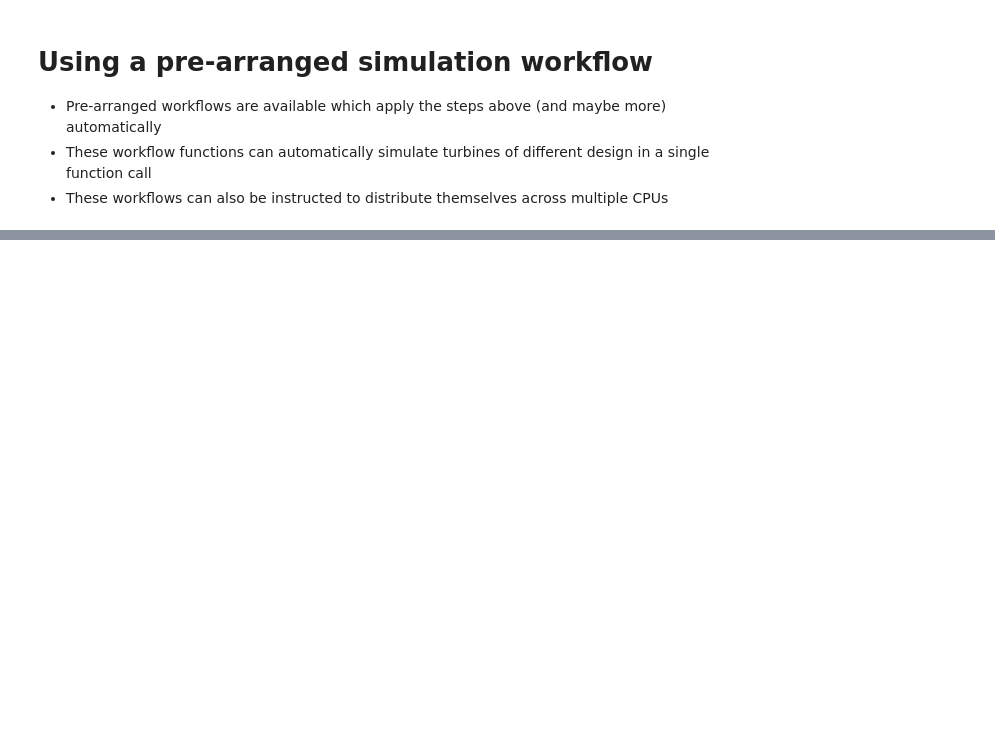
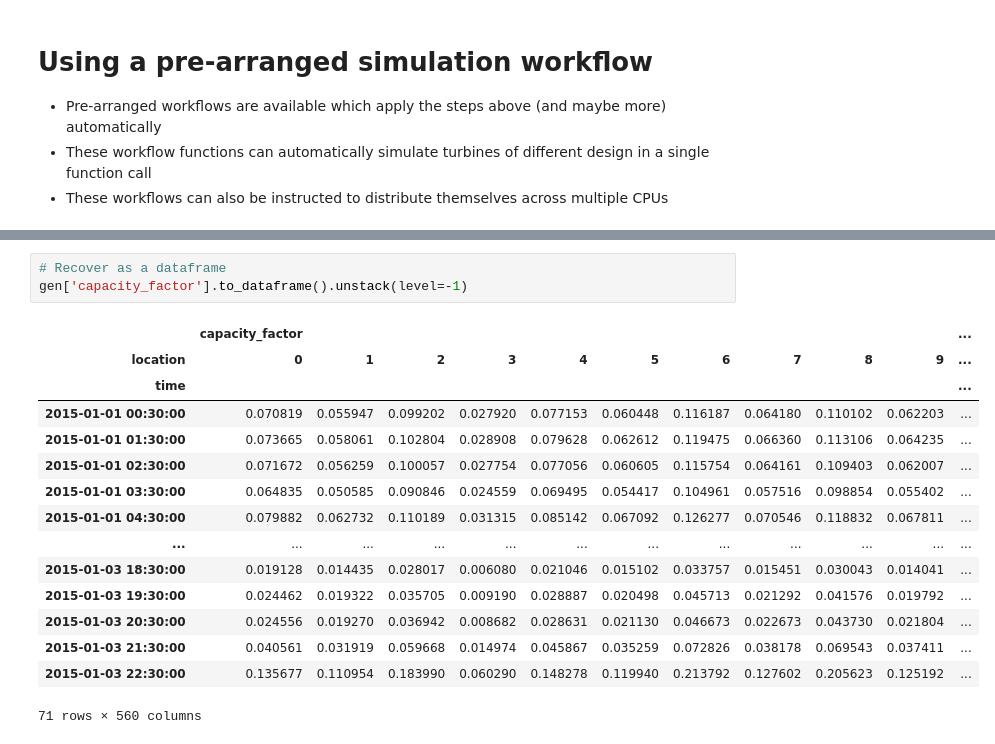
Before and after one commit to FZJ-IEK3-VSA/RESKit, a Jupyter notebook: examples/3.05c-WindPower-Automated_Turbine_Simulation_Workflow.ipynb, the cells around one changed output, grey strips where cells are left out. Cells and saved outputs as stored; diff of their text form; blank space fills up the shorter version.

```diff
--- a/examples/3.05c-WindPower-Automated_Turbine_Simulation_Workflow.ipynb
+++ b/examples/3.05c-WindPower-Automated_Turbine_Simulation_Workflow.ipynb
@@ -59,3 +67,22 @@ gen.head()
+# %%
+# Recover as a dataframe
+gen['capacity_factor'].to_dataframe().unstack(level=-1)
+# %% [output]
+|  | capacity_factor |  |  |  |  |  |  |  |  |  | ... |
+| location | 0 | 1 | 2 | 3 | 4 | 5 | 6 | 7 | 8 | 9 | ... |
+| time |  |  |  |  |  |  |  |  |  |  | ... |
+| 2015-01-01 00:30:00 | 0.070819 | 0.055947 | 0.099202 | 0.027920 | 0.077153 | 0.060448 | 0.116187 | 0.064180 | 0.110102 | 0.062203 | ... |
+| 2015-01-01 01:30:00 | 0.073665 | 0.058061 | 0.102804 | 0.028908 | 0.079628 | 0.062612 | 0.119475 | 0.066360 | 0.113106 | 0.064235 | ... |
+| 2015-01-01 02:30:00 | 0.071672 | 0.056259 | 0.100057 | 0.027754 | 0.077056 | 0.060605 | 0.115754 | 0.064161 | 0.109403 | 0.062007 | ... |
+| 2015-01-01 03:30:00 | 0.064835 | 0.050585 | 0.090846 | 0.024559 | 0.069495 | 0.054417 | 0.104961 | 0.057516 | 0.098854 | 0.055402 | ... |
+| 2015-01-01 04:30:00 | 0.079882 | 0.062732 | 0.110189 | 0.031315 | 0.085142 | 0.067092 | 0.126277 | 0.070546 | 0.118832 | 0.067811 | ... |
+| ... | ... | ... | ... | ... | ... | ... | ... | ... | ... | ... | ... |
+| 2015-01-03 18:30:00 | 0.019128 | 0.014435 | 0.028017 | 0.006080 | 0.021046 | 0.015102 | 0.033757 | 0.015451 | 0.030043 | 0.014041 | ... |
+| 2015-01-03 19:30:00 | 0.024462 | 0.019322 | 0.035705 | 0.009190 | 0.028887 | 0.020498 | 0.045713 | 0.021292 | 0.041576 | 0.019792 | ... |
+| 2015-01-03 20:30:00 | 0.024556 | 0.019270 | 0.036942 | 0.008682 | 0.028631 | 0.021130 | 0.046673 | 0.022673 | 0.043730 | 0.021804 | ... |
+| 2015-01-03 21:30:00 | 0.040561 | 0.031919 | 0.059668 | 0.014974 | 0.045867 | 0.035259 | 0.072826 | 0.038178 | 0.069543 | 0.037411 | ... |
+| 2015-01-03 22:30:00 | 0.135677 | 0.110954 | 0.183990 | 0.060290 | 0.148278 | 0.119940 | 0.213792 | 0.127602 | 0.205623 | 0.125192 | ... |
+71 rows × 560 columns
 # %%
 %matplotlib inline
 import matplotlib.pyplot as plt
```
Also changed, not shown: parts of 6 cells of this notebook, 9 other files.
